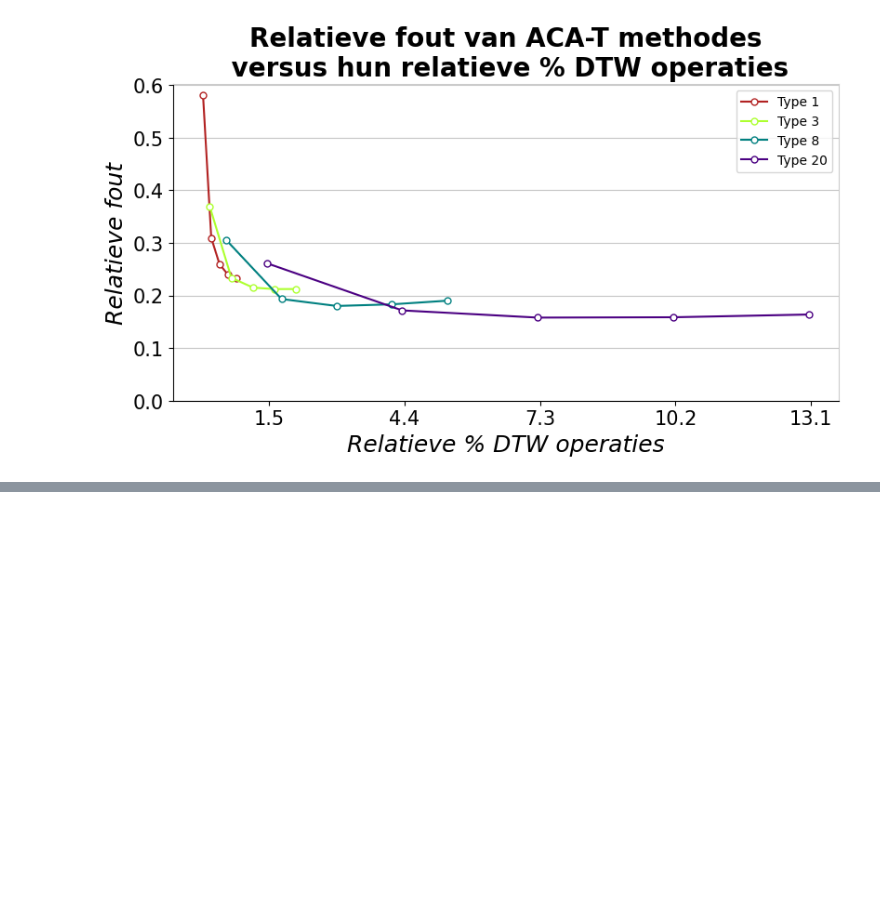
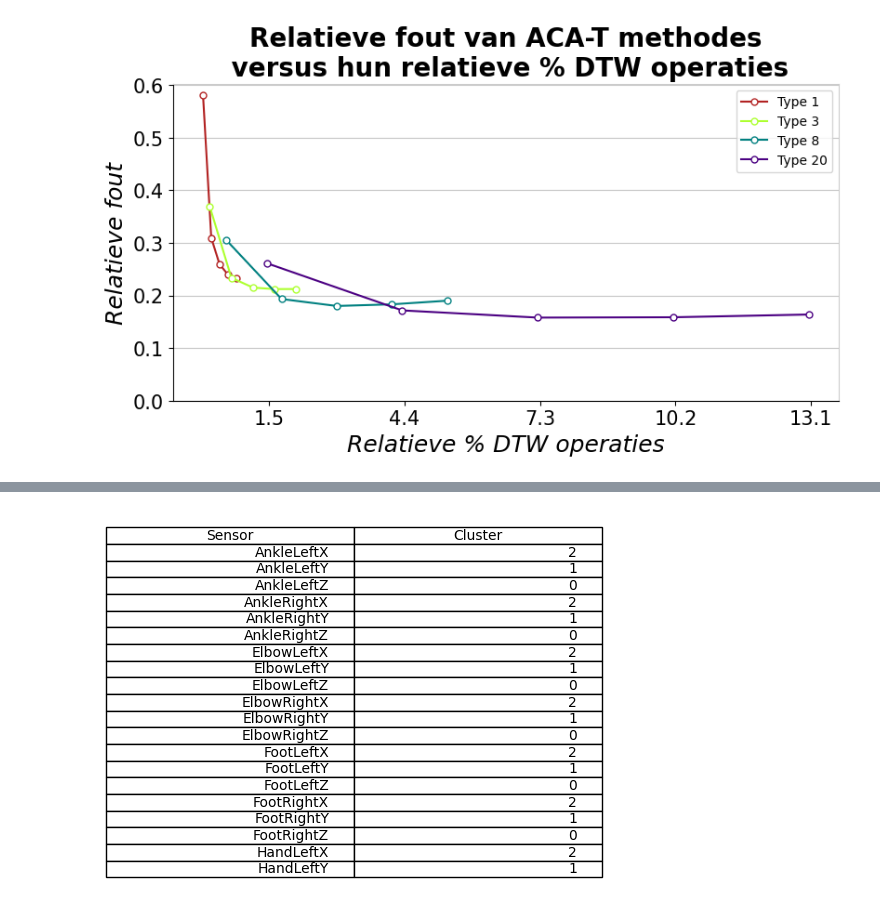
Before and after one commit to lolgameboy/TensorTimeSeriesClustering, a Jupyter notebook: scripts/notebook.ipynb, the cells around one changed output, grey strips where cells are left out. Cells and saved outputs as stored; diff of their text form; code cells hidden in the pictures; blank space fills up the shorter version.

```diff
--- a/scripts/notebook.ipynb
+++ b/scripts/notebook.ipynb
@@ -26,0 +33,4 @@ data loaded from files
+# %%
+show_table('tubes', 20, "vector_aca_t", 3, 30, 3)
+# %% [output]
+[figure, added]
```
Also changed, not shown: parts of 4 cells of this notebook, 4 other files.
